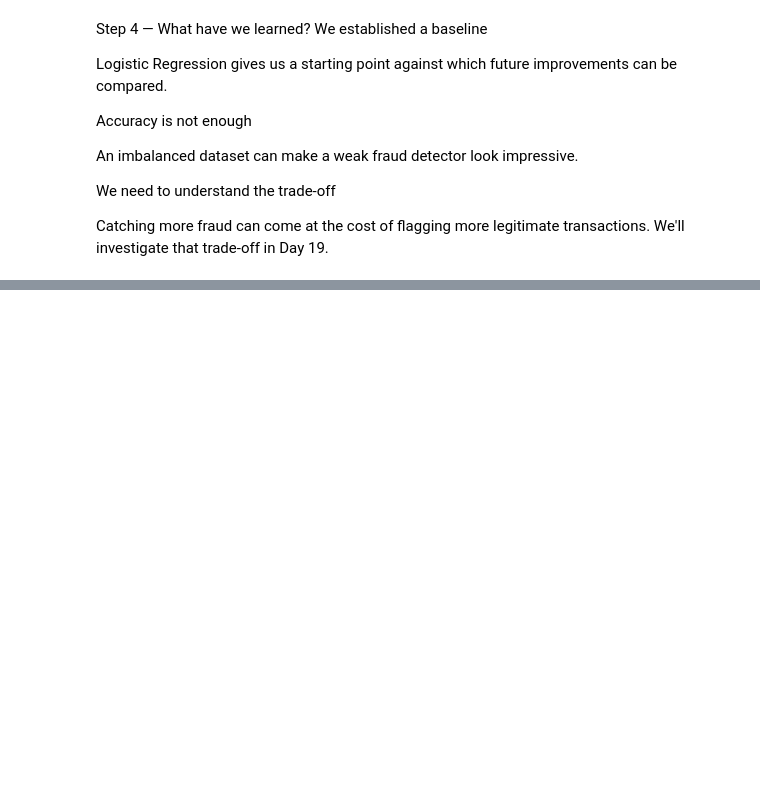
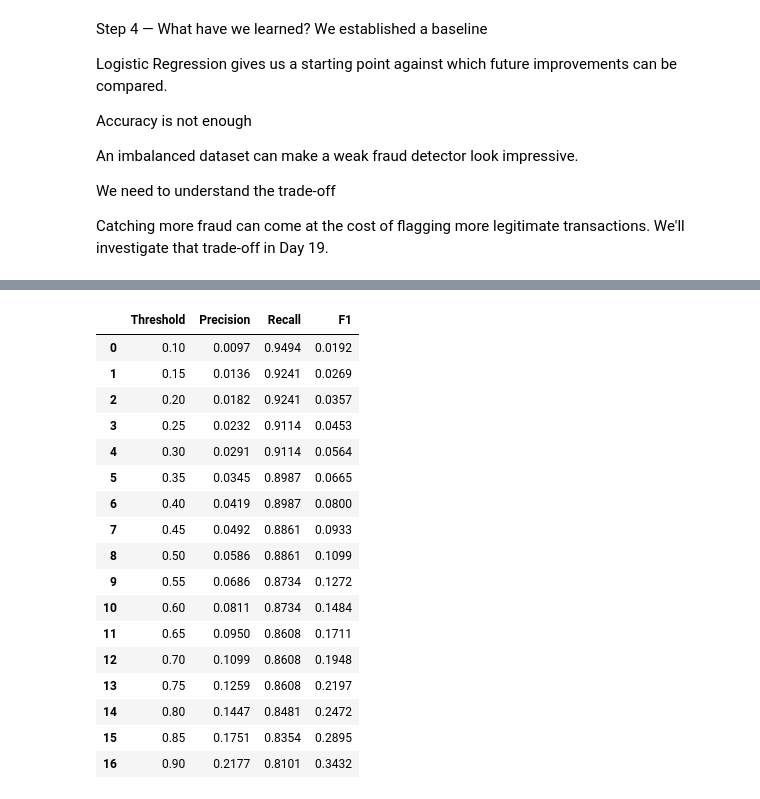
Before and after one commit to RajCodes1996/AIML_ROADMAP_2026, a Jupyter notebook: Main/ML_11_to_19.ipynb, the cells around one changed output, grey strips where cells are left out. Drawn from its saved outputs; the diff is of its cells as text; code cells hidden in the pictures; blank space fills up the shorter version.

```diff
--- a/Main/ML_11_to_18.ipynb
+++ b/Main/ML_11_to_19.ipynb
@@ -2994,0 +2998,13 @@ Catching more fraud can come at the cost of flagging more legitimate transaction
+# %%
+from sklearn.model_selection import train_test_split
+
+X_fit, X_val, y_fit, y_val = train_test_split(
+    X_train,
+    y_train,
+    test_size=0.20,
+    random_state=42,
+    stratify=y_train
+)
+print("Model training rows:",len(X_fit))
+print("Validation rows:",len(X_val))
+print("Final test rows:",len(X_test))
@@ -2994,0 +3358,54 @@ Catching more fraud can come at the cost of flagging more legitimate transaction
+# %%
+from sklearn.metrics import (
+    precision_score,
+    recall_score,
+    f1_score
+)
+import numpy as np
+import pandas as pd
+
+thresholds = np.arange(0.10, 0.91, 0.05)
+
+results = []
+
+for threshold in thresholds:
+
+    predictions = (
+        val_probabilities >= threshold
+    ).astype(int)
+
+    results.append({
+        "Threshold": threshold,
+        "Precision": precision_score(
+            y_val, predictions, zero_division=0
+        ),
+        "Recall": recall_score(
+            y_val, predictions, zero_division=0
+        ),
+        "F1": f1_score(
+            y_val, predictions, zero_division=0
+        )
+    })
+
+threshold_results = pd.DataFrame(results)
+
+display(threshold_results.round(4))
+# %% [output]
+|  | Threshold | Precision | Recall | F1 |
+| 0 | 0.10 | 0.0097 | 0.9494 | 0.0192 |
+| 1 | 0.15 | 0.0136 | 0.9241 | 0.0269 |
+| 2 | 0.20 | 0.0182 | 0.9241 | 0.0357 |
+| 3 | 0.25 | 0.0232 | 0.9114 | 0.0453 |
+| 4 | 0.30 | 0.0291 | 0.9114 | 0.0564 |
+| 5 | 0.35 | 0.0345 | 0.8987 | 0.0665 |
+| 6 | 0.40 | 0.0419 | 0.8987 | 0.0800 |
+| 7 | 0.45 | 0.0492 | 0.8861 | 0.0933 |
+| 8 | 0.50 | 0.0586 | 0.8861 | 0.1099 |
+| 9 | 0.55 | 0.0686 | 0.8734 | 0.1272 |
+| 10 | 0.60 | 0.0811 | 0.8734 | 0.1484 |
+| 11 | 0.65 | 0.0950 | 0.8608 | 0.1711 |
+| 12 | 0.70 | 0.1099 | 0.8608 | 0.1948 |
+| 13 | 0.75 | 0.1259 | 0.8608 | 0.2197 |
+| 14 | 0.80 | 0.1447 | 0.8481 | 0.2472 |
+| 15 | 0.85 | 0.1751 | 0.8354 | 0.2895 |
+| 16 | 0.90 | 0.2177 | 0.8101 | 0.3432 |
```
Also changed, not shown: parts of 20 cells of this notebook, 1 other file.
